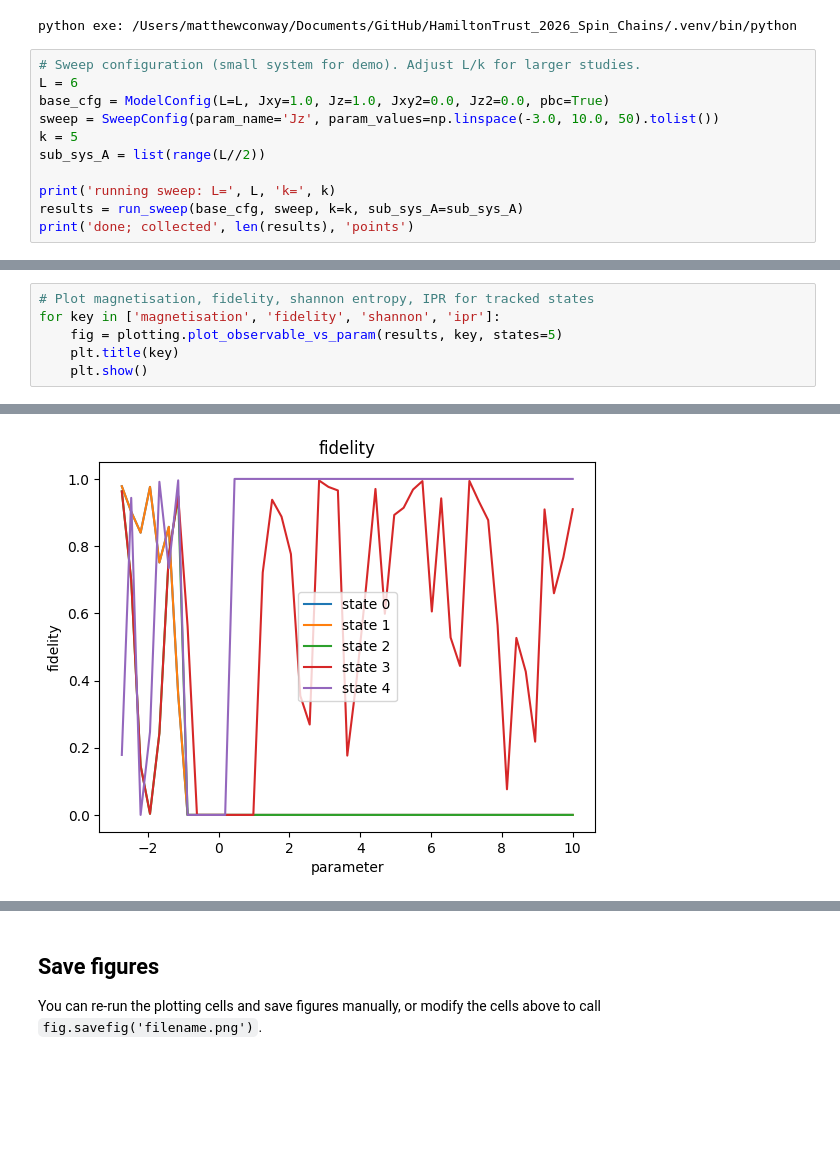
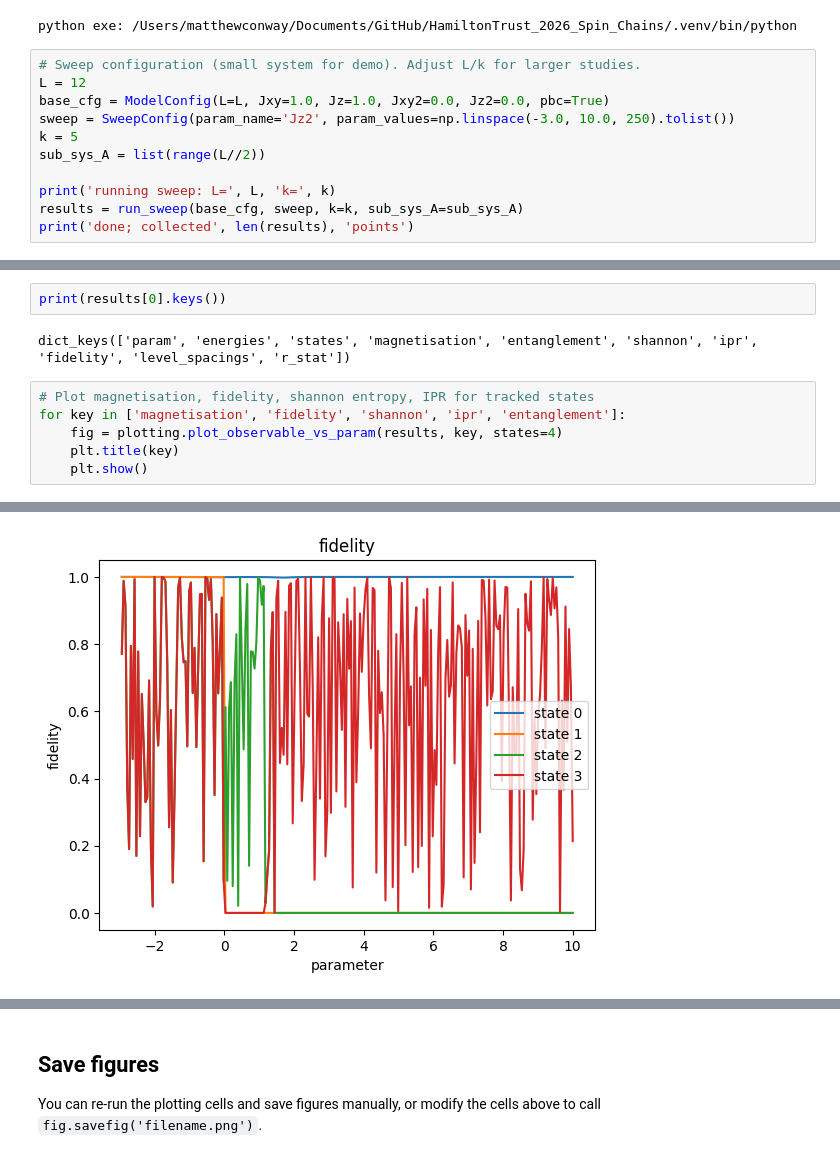
Before and after one commit to Matth3wc/HamiltonTrust_2026_Spin_Chains, a Jupyter notebook: analysis.ipynb, the cells around one changed output, grey strips where cells are left out. Drawn from its saved outputs; the diff is of its cells as text; blank space fills up the shorter version.

```diff
--- a/analysis.ipynb
+++ b/analysis.ipynb
@@ -16,9 +16,9 @@ from EE_QuSpin_Method.quspin_chain import plotting
 python exe: /Users/matthewconway/Documents/GitHub/HamiltonTrust_2026_Spin_Chains/.venv/bin/python
 # %%
 # Sweep configuration (small system for demo). Adjust L/k for larger studies.
-L = 6
+L = 12
 base_cfg = ModelConfig(L=L, Jxy=1.0, Jz=1.0, Jxy2=0.0, Jz2=0.0, pbc=True)
-sweep = SweepConfig(param_name='Jz', param_values=np.linspace(-3.0, 10.0, 50).tolist())
+sweep = SweepConfig(param_name='Jz2', param_values=np.linspace(-3.0, 10.0, 250).tolist())
 k = 5
 sub_sys_A = list(range(L//2))
 
@@ -69,7 +52,11 @@ plt.show()
+# %%
+print(results[0].keys())
+# %% [output]
+dict_keys(['param', 'energies', 'states', 'magnetisation', 'entanglement', 'shannon', 'ipr', 'fidelity', 'level_spacings', 'r_stat'])
 # %%
 # Plot magnetisation, fidelity, shannon entropy, IPR for tracked states
-for key in ['magnetisation', 'fidelity', 'shannon', 'ipr']:
-    fig = plotting.plot_observable_vs_param(results, key, states=5)
+for key in ['magnetisation', 'fidelity', 'shannon', 'ipr', 'entanglement']:
+    fig = plotting.plot_observable_vs_param(results, key, states=4)
     plt.title(key)
     plt.show()
 # %% [output]
@@ -77 +64 @@ for key in ['magnetisation', 'fidelity', 'shannon', 'ipr']:
-[figure, old version]
+[figure, new version]
```
Also changed, not shown: parts of 6 cells of this notebook.
